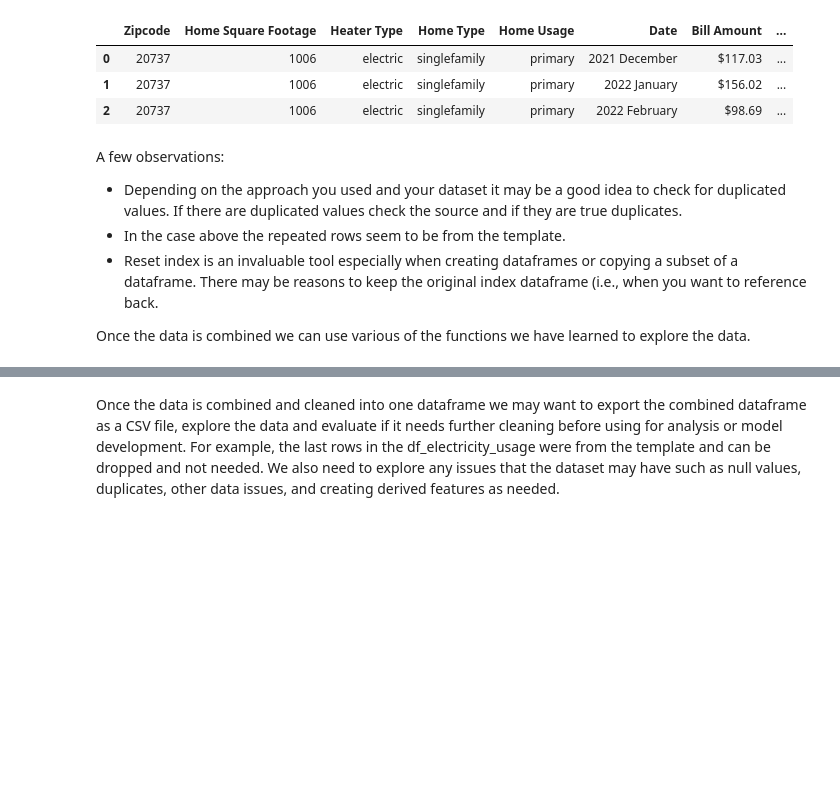
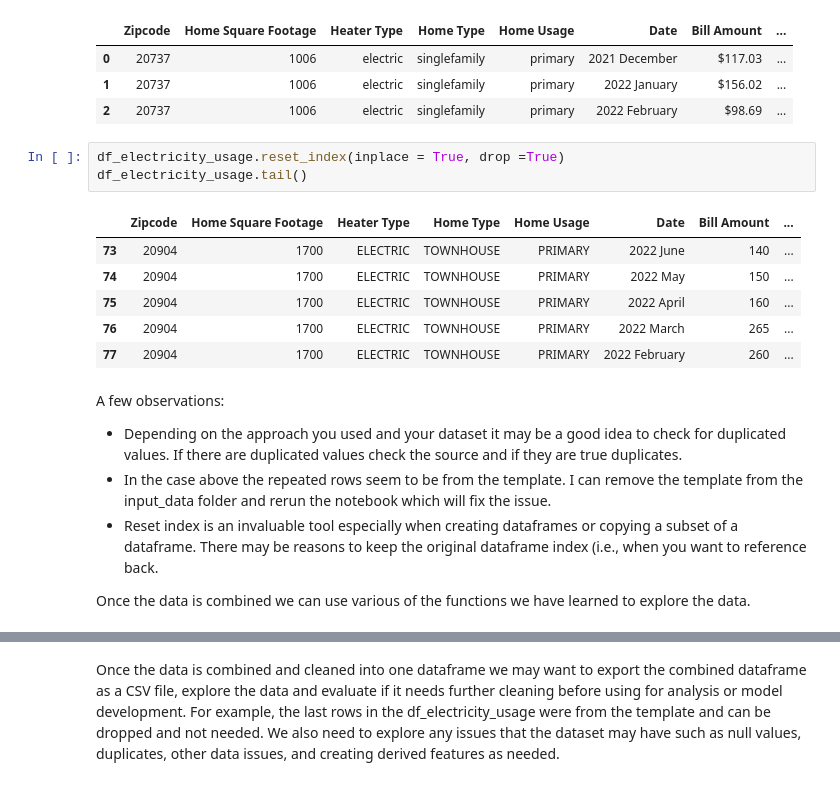
Before and after one commit to fgonzaleumbc/DATA601, a Jupyter notebook: Lecture09/19_Working_wFiles.ipynb, the cells around one changed output, grey strips where cells are left out. Cells and saved outputs as stored; diff of their text form; blank space fills up the shorter version.

```diff
--- a/Lecture09/19_Working_wFiles.ipynb
+++ b/Lecture09/19_Working_wFiles.ipynb
@@ -559,11 +556,21 @@ df_electricity_usage.iloc[0:3, :] # Only seems to select the first index range 0
 | 0 | 20737 | 1006 | electric | singlefamily | primary | 2021 December | $117.03 | ... |
 | 1 | 20737 | 1006 | electric | singlefamily | primary | 2022 January | $156.02 | ... |
 | 2 | 20737 | 1006 | electric | singlefamily | primary | 2022 February | $98.69 | ... |
+# %%
+df_electricity_usage.reset_index(inplace = True, drop =True)
+df_electricity_usage.tail()
+# %% [output]
+|  | Zipcode | Home Square Footage | Heater Type | Home Type | Home Usage | Date | Bill Amount | ... |
+| 73 | 20904 | 1700 | ELECTRIC | TOWNHOUSE | PRIMARY | 2022 June | 140 | ... |
+| 74 | 20904 | 1700 | ELECTRIC | TOWNHOUSE | PRIMARY | 2022 May | 150 | ... |
+| 75 | 20904 | 1700 | ELECTRIC | TOWNHOUSE | PRIMARY | 2022 April | 160 | ... |
+| 76 | 20904 | 1700 | ELECTRIC | TOWNHOUSE | PRIMARY | 2022 March | 265 | ... |
+| 77 | 20904 | 1700 | ELECTRIC | TOWNHOUSE | PRIMARY | 2022 February | 260 | ... |
 # %% [markdown]
 A few observations:
 - Depending on the approach you used and your dataset it may be a good idea to check for duplicated values. If there are duplicated values check the source and if they are true duplicates.
-- In the case above the repeated rows seem to be from the template.
-- Reset index is an invaluable tool especially when creating dataframes or copying a subset of a dataframe. There may be reasons to keep the original index dataframe (i.e., when you want to reference back.
+- In the case above the repeated rows seem to be from the template. I can remove the template from the input_data folder and rerun the notebook which will fix the issue.
+- Reset index is an invaluable tool especially when creating dataframes or copying a subset of a dataframe. There may be reasons to keep the original dataframe index (i.e., when you want to reference back.
 
 Once the data is combined we can use various of the functions we have learned to explore the data.
 # %%
```
Also changed, not shown: parts of 41 cells of this notebook, 2 other files.
